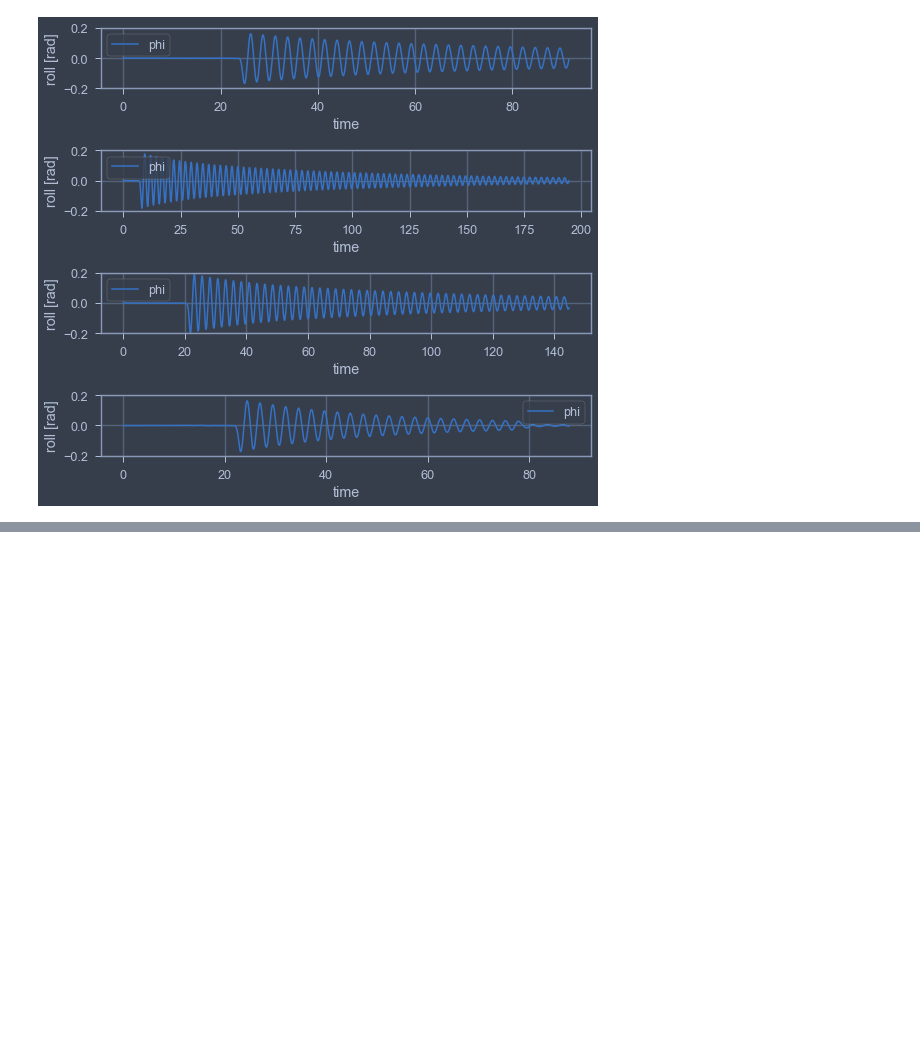
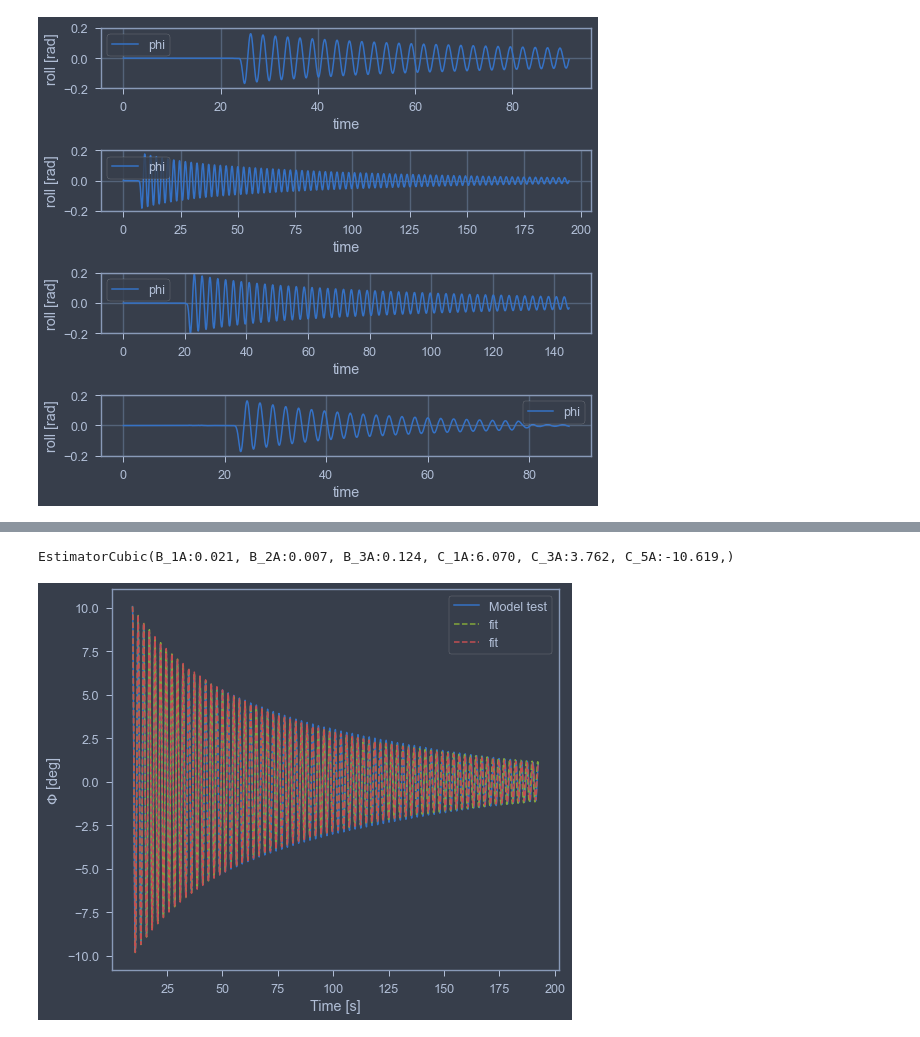
Before and after one commit to martinlarsalbert/Prediction-of-roll-motion-using-fully-nonlinear-potential-flow-and-Ikedas-method, a Jupyter notebook: notebooks/01.1_select_suitable_MDL_test.ipynb, the cells around one changed output, grey strips where cells are left out. Cells and saved outputs as stored; diff of their text form; code cells hidden in the pictures; blank space fills up the shorter version.

```diff
--- a/notebooks/01.1_select_suitable_MDL_test.ipynb
+++ b/notebooks/01.1_select_suitable_MDL_test.ipynb
@@ -109,0 +173,2 @@ plt.tight_layout()
+# %%
+estimator_quadratic_b = EstimatorQuadraticB(fit_method='derivation')
@@ -109,0 +190,10 @@ plt.tight_layout()
+# %%
+estimator_cubic
+# %% [output]
+EstimatorCubic(B_1A:0.021, B_2A:0.007, B_3A:0.124, C_1A:6.070, C_3A:3.762, C_5A:-10.619,)
+# %%
+fig,ax=plt.subplots()
+estimator_quadratic_b.plot_fit(ax=ax)
+estimator_cubic.plot_fit(ax=ax, model_test=False)
+# %% [output]
+[figure, added]
```
Also changed, not shown: parts of 26 cells of this notebook, 1 other file.
